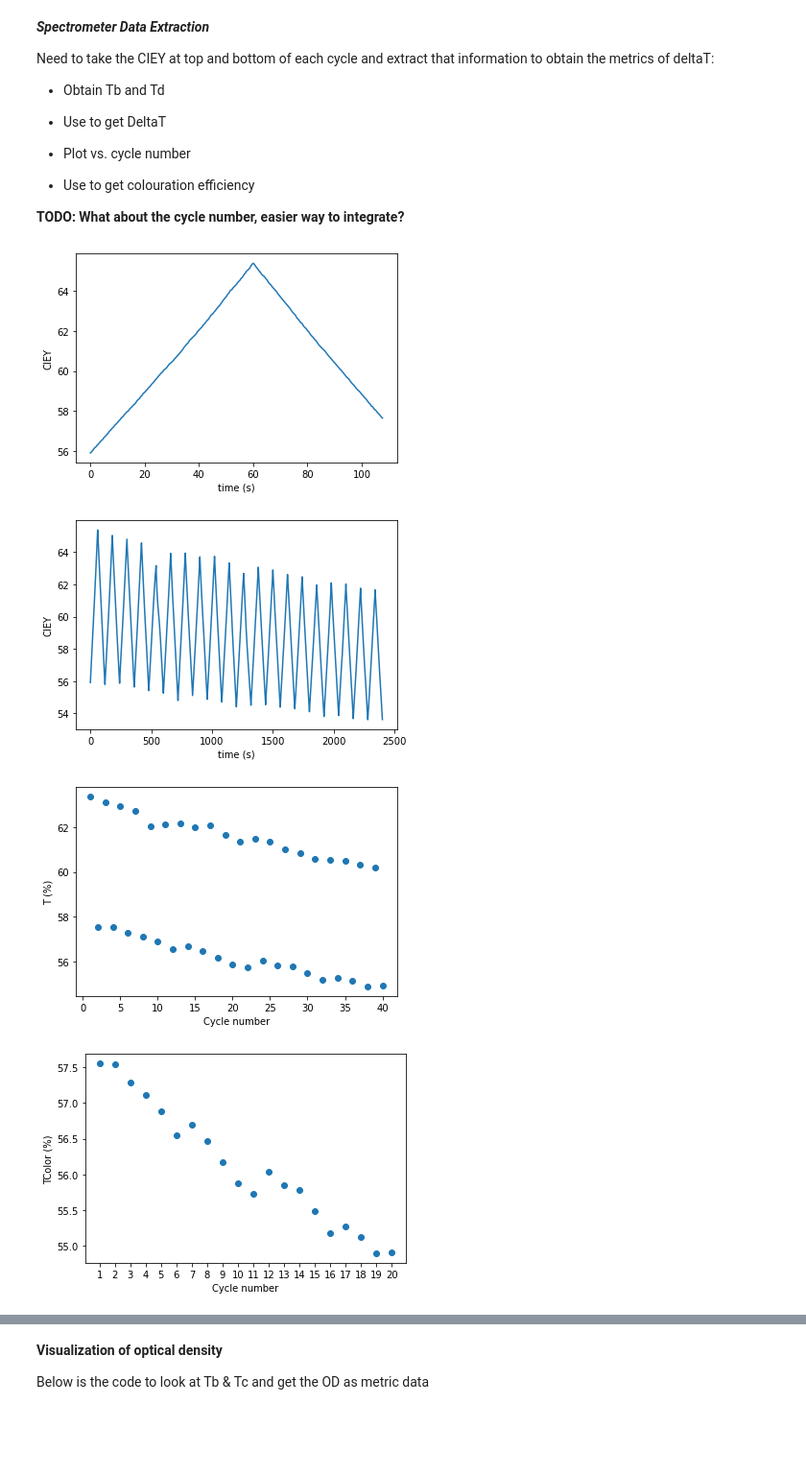
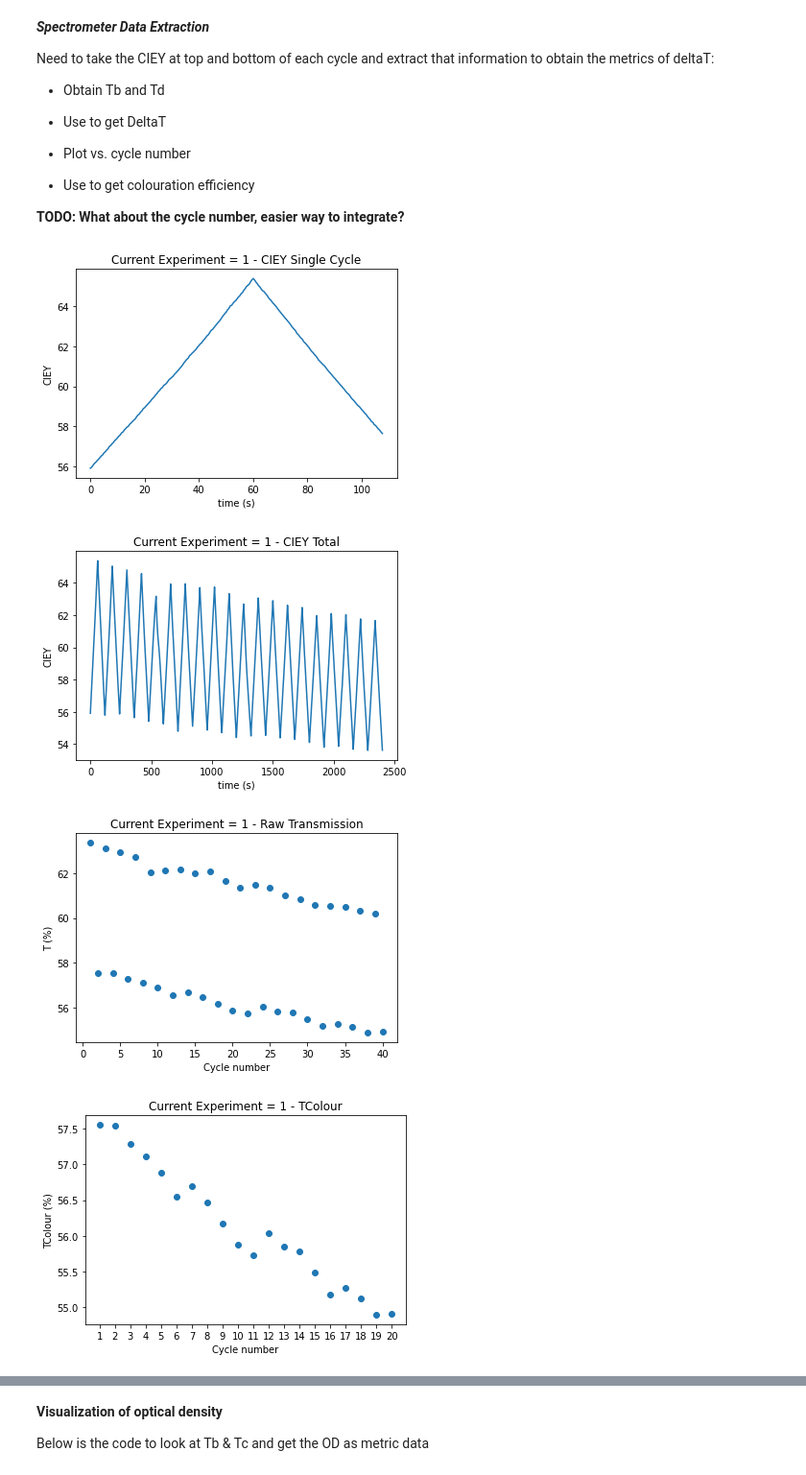
Before and after one commit to Rblack999/NRC-MAPs, a Jupyter notebook: DataProcessing_CCC_March11_2022.ipynb, the cells around one changed output, grey strips where cells are left out. Shown at 96% size. Cells and saved outputs as stored; diff of their text form; code cells hidden in the pictures; blank space fills up the shorter version.

```diff
--- a/DataProcessing_CCC_March11_2022.ipynb
+++ b/DataProcessing_CCC_March11_2022.ipynb
@@ -218,15 +223,17 @@ Need to take the CIEY at top and bottom of each cycle and extract that informati
 
 **TODO: What about the cycle number, easier way to integrate?**
 # %%
-def spectro_process(data, duration):
+def spectro_process(data = dict[f'exp{current_exp}']['spectro'], duration = dict[f'exp{current_exp}']['info']['duration']):
   step = duration*2 # Need to add this because the time interval is 0.5 s
   plt.plot(data['time'][:step*2],data['CIEY'][:step*2])
   plt.ylabel('CIEY')
   plt.xlabel('time (s)')
+  plt.title(f'Current Experiment = {current_exp} - CIEY Single Cycle')
   plt.show()
   plt.plot(data['time'],data['CIEY'])
   plt.ylabel('CIEY')
   plt.xlabel('time (s)')
+  plt.title(f'Current Experiment = {current_exp} - CIEY Total')
   plt.show()
 
   cycle = np.linspace(1,40, num = 40)
@@ -236,6 +243,7 @@ def spectro_process(data, duration):
   plt.scatter(cycle, T)
   plt.ylabel('T (%)')
   plt.xlabel('Cycle number')
+  plt.title(f'Current Experiment = {current_exp} - Raw Transmission')
   plt.show()
 
   #Note that this puts it into the +,-,+,- format + need to grab every second value
@@ -246,42 +254,45 @@ def spectro_process(data, duration):
       k = int((i-1)/2)
       T_c[k] = T[i]
   plt.scatter(cycle_plus,T_c)
-  plt.ylabel('TColor (%)')
+  plt.ylabel('TColour (%)')
   plt.xlabel('Cycle number')
   plt.xticks(np.arange(min(cycle_plus), max(cycle_plus)+1, 1.0))
+  plt.title(f'Current Experiment = {current_exp} - TColour')
   plt.show()
 
   #Note that this puts it into the +,-,+,- format - need to grab every second value
   cycle_minus = np.linspace(1,20, num = 20) # change 'num' based on total number of cycles
   T_b = np.zeros(int(len(cycle)/2))
   for i in range(len(cycle)):
     if i in np.linspace(0,40, num = 21): #0,2,4 etc.
       if i == 0: # This is due to the int() function making k = 0 for i = 0 and 1 - so adjusted to ensure if i = 0 get zero
         k = int((i-1)/2)
       else:
         k = int((i-1)/2)+1 # Had to add +1 for all i != 0 to get the right index here
       T_b[k] = T[i]
   #print(T_b)
   plt.scatter(cycle_minus,T_b)
   plt.ylabel('TBleach (%)')
   plt.xlabel('Cycle number')
   plt.xticks(np.arange(min(cycle_minus), max(cycle_minus)+1, 1.0))
+  plt.title(f'Current Experiment = {current_exp} - TBleach')
   plt.show()
 
   T_delta = T_c-T_b
   plt.scatter(cycle_plus,T_delta)
   plt.ylabel('Delta Transmission (%)')
   plt.xlabel('Cycle number')
   plt.xticks(np.arange(min(cycle_minus), max(cycle_minus)+1, 1.0))
+  plt.title(f'Current Experiment = {current_exp} - Delta Transmission')
   plt.show()
 
   dict[f'exp{current_exp}']['metrics']['T_c'] = T_c
   dict[f'exp{current_exp}']['metrics']['T_b'] = T_b
   dict[f'exp{current_exp}']['metrics']['delta_T'] = T_delta
 
-spectro_process(data = dict[f'exp{current_exp}']['spectro'], duration = dict[f'exp{current_exp}']['info']['duration'])
+spectro_process()
 # %% [output]
-[figure, old version]
+[figure, new version]
-[figure, old version]
+[figure, new version]
-[figure, old version]
+[figure, new version]
-[figure, old version]
+[figure, new version]
```
Also changed, not shown: parts of 5 cells of this notebook.
